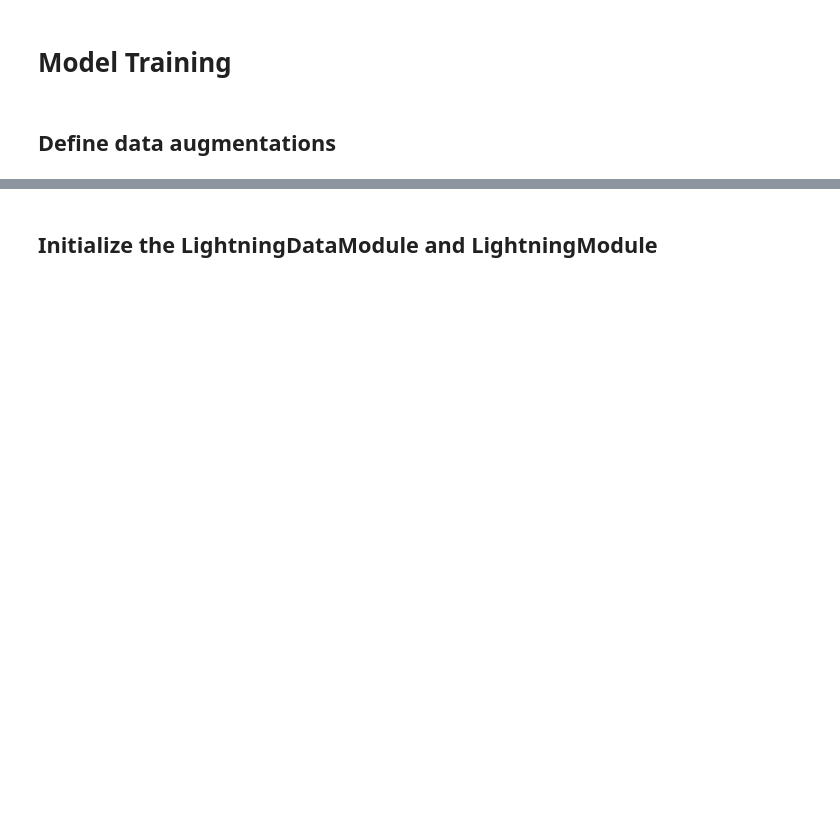
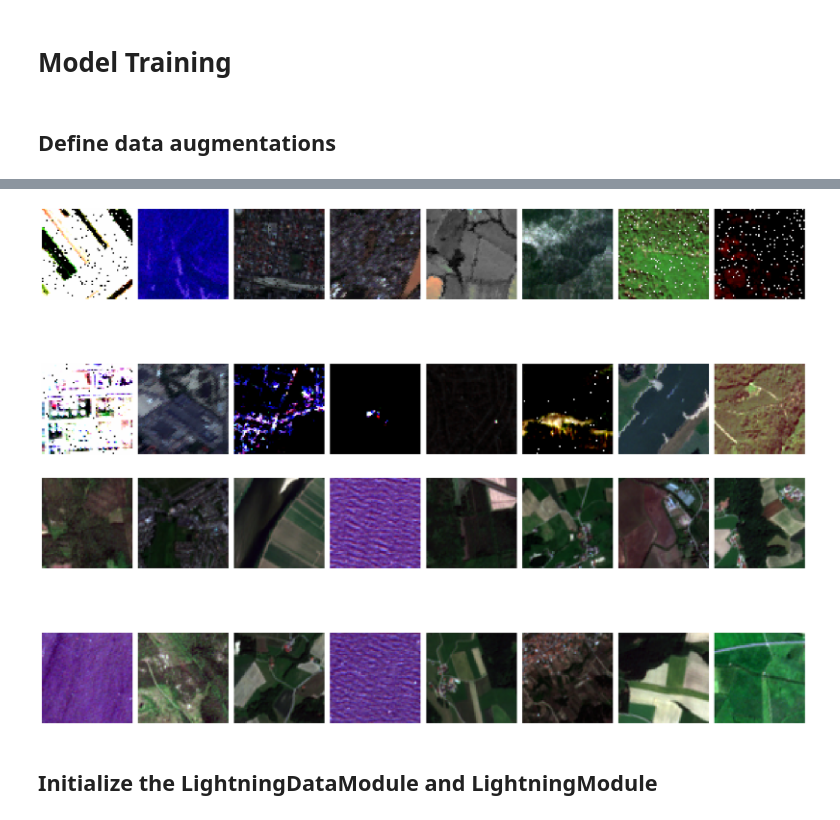
Before and after one commit to Tobivanceobi/EuroSat_Dataset_LUC, a Jupyter notebook: Pretrained_Models.ipynb, the cells around one changed output, grey strips where cells are left out. Drawn from its saved outputs; the diff is of its cells as text; code cells hidden in the pictures; blank space fills up the shorter version.

```diff
--- a/Pretrained_Models.ipynb
+++ b/Pretrained_Models.ipynb
@@ -137,7 +120,7 @@ class EuroSatMS(Dataset):
                  chan_map=None,
                  hist_eq=False,
                  dstype="train",
-                 n_jobs=-4):
+                 n_jobs=-2):
         self.dataframe = dataframe
         self.root_dir = root_dir
         self.select_chan = select_chan
@@ -716,3 +673,7 @@ Test dataset:       1350 samples
+# %%
+ds_train.hist_eq = True
+ds_val.hist_eq = True
+ds_test.hist_eq = True
 # %% [markdown]
 # Model Training
 # %%
@@ -744,12 +705,12 @@ augmentation = nn.Sequential(
         resample="nearest",
         padding_mode=2,
         p=p1),
-    K.RandomBrightness((0.7, 1.3), p=p2),
-    K.RandomContrast((0.7, 1.3), p=p2),
-    K.RandomSaturation((0.7, 1.3), p=p2),
-    K.RandomBoxBlur((2, 2), p=p2),
-    K.RandomRGBShift(0.1, 0.1, 0.1, p=p2),
-    K.RandomSaltAndPepperNoise(amount=(0.001, 0.01), salt_vs_pepper=(0.4, 0.6), p=p2),
-    K.RandomPlasmaContrast(roughness=(0.1, 0.71), p=p3),
+    # K.RandomBrightness((0.7, 1.3), p=p3),
+    K.RandomContrast((0.7, 1.3), p=p3),
+    K.RandomSaturation((0.7, 1.3), p=p3),
+    # K.RandomBoxBlur((2, 2), p=p2),
+    # K.RandomRGBShift(0.1, 0.1, 0.1, p=p2),
+    K.RandomSaltAndPepperNoise(amount=(0.01, 0.07), salt_vs_pepper=(0.4, 0.6), p=p2),
+    # K.RandomPlasmaContrast(roughness=(0.1, 0.2), p=p3),
     K.CenterCrop(size=(64, 64)),
 )
@@ -801,3 +717,54 @@ plt.show()
+# %%
+import matplotlib.pyplot as plt
+
+
+
+
+def plot_images(im_batch):
+    fig, axs = plt.subplots(2, 8, figsize=(20, 10))
+    axs = axs.flatten()
+    for i, ax in enumerate(axs):
+        img = im_batch[i].numpy()
+        rgb_min, rgb_max = img.min(), img.max()
+        img = (img - rgb_min) / (rgb_max - rgb_min + 1e-7)
+        ax.imshow(img.transpose(1, 2, 0))
+        ax.axis('off')
+    plt.tight_layout()
+    plt.show()
+
+# _, transforms_L2C = get_pretrained_model(PRETRAINED_MODEL)#, mean=obj_L2C['mean'][CHANNELS_2A], std=obj_L2C['std'][CHANNELS_2A])
+# _, transforms_L2A = get_pretrained_model(PRETRAINED_MODEL)#, mean=obj_L2A['mean'][CHANNELS_2A], std=obj_L2A['std'][CHANNELS_2A])
+
+data_transforms_l2a = transforms.Compose([
+    K.Resize(64),
+    K.Normalize(obj_L2A['mean'][CHANNELS_2A], obj_L2A['std'][CHANNELS_2A])
+])
+
+data_transforms_l2c = transforms.Compose([
+    K.Resize(64),
+    K.Normalize(obj_L2C['mean'][CHANNELS_2C], obj_L2C['std'][CHANNELS_2C])
+])
+
+dl_train = EuroSatDataLoader(ds_train, batch_size=16, shuffle=True, tf=data_transforms_l2c, augment=augmentation, mixup=False)
+
+for im_b, tar_b in dl_train:
+    im_batch = im_b
+    tar_batch = tar_b
+    break
+
+plot_images(im_batch)
+
+dl_val = EuroSatDataLoader(ds_val, batch_size=16, shuffle=True, tf=data_transforms_l2a, augment=None, mixup=False)
+
+for im_b, tar_b in dl_val:
+    im_batch = im_b
+    tar_batch = tar_b
+    break
+
+plot_images(im_batch)
+# %% [output]
+[figure, added]
+[figure, added]
 # %% [markdown]
 ## Initialize the LightningDataModule and LightningModule
 # %%
```
Also changed, not shown: parts of 11 cells of this notebook, 4 other files.
